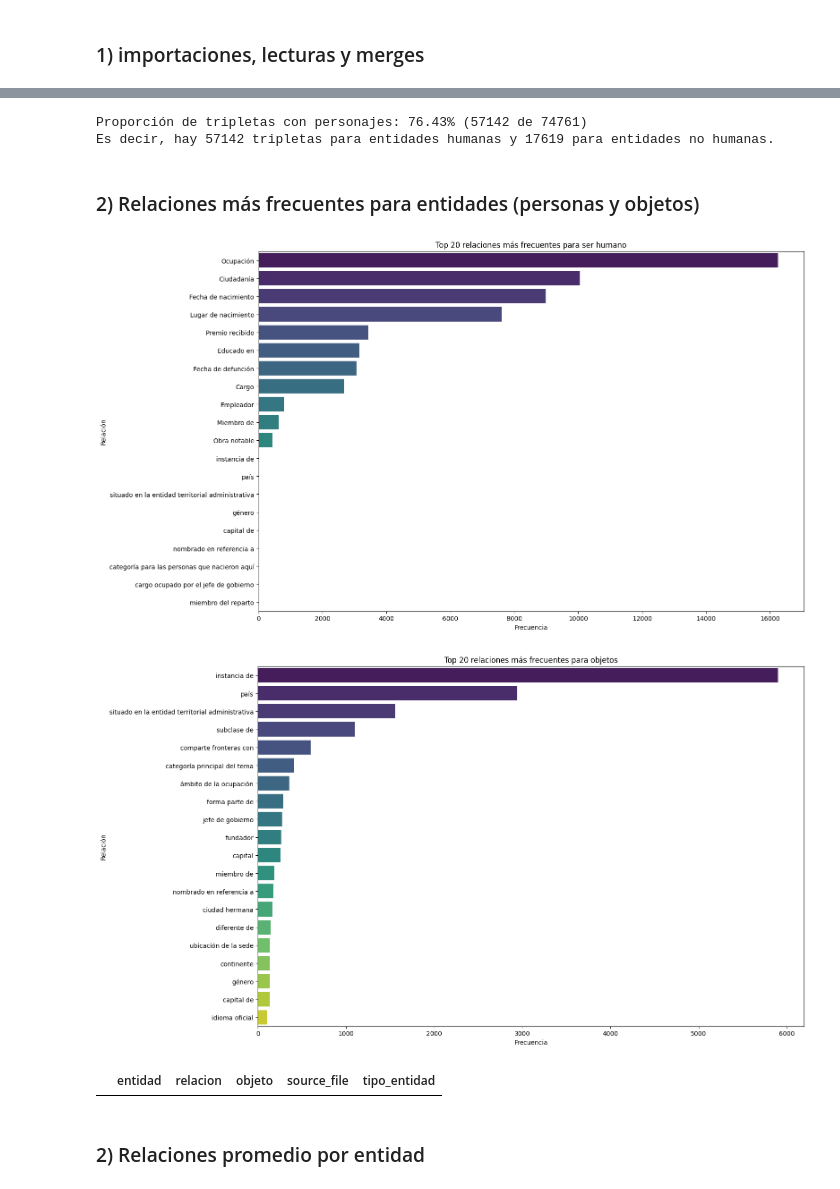
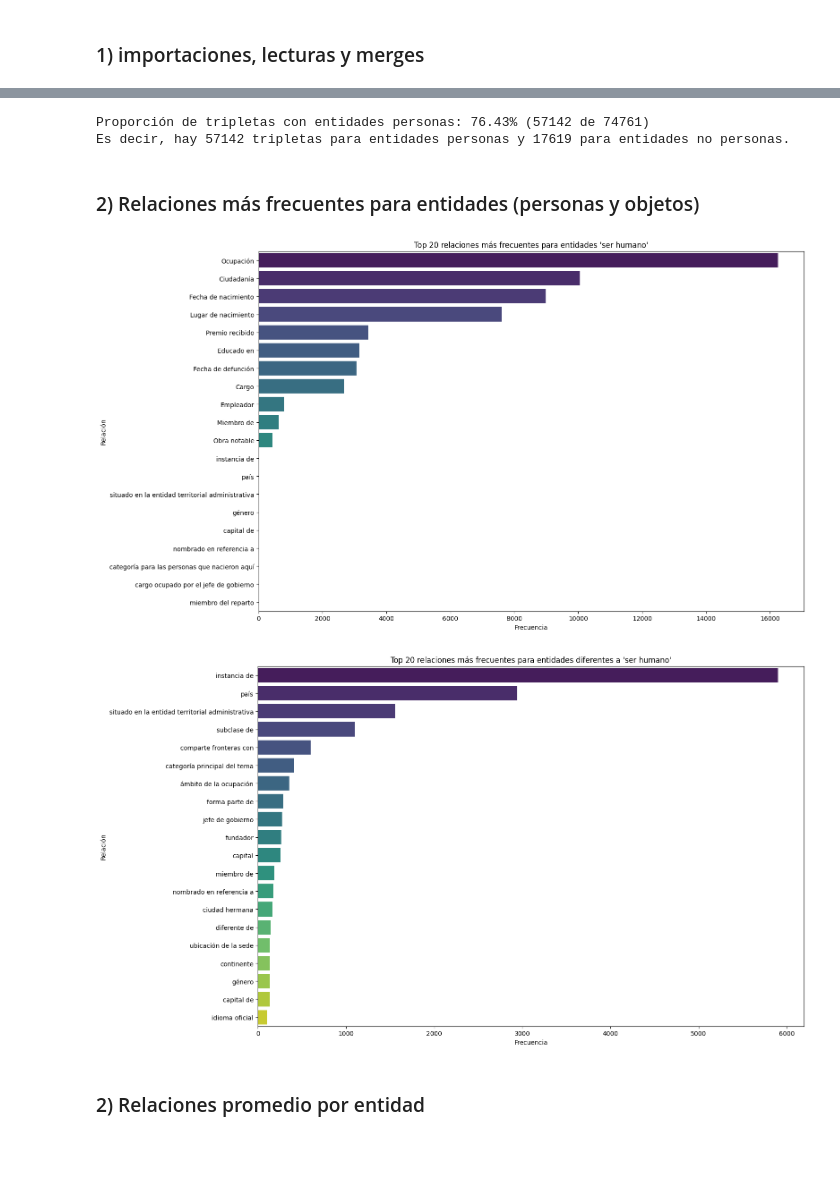
Before and after one commit to JuanHernandez-uc/Proyecto-IA-Gen, a Jupyter notebook: Analisis de datos/analisis_exploratorio.ipynb, the cells around one changed output, grey strips where cells are left out. Drawn from its saved outputs; the diff is of its cells as text; code cells hidden in the pictures; blank space fills up the shorter version.

```diff
--- a/Analisis de datos/analisis_exploratorio.ipynb
+++ b/Analisis de datos/analisis_exploratorio.ipynb
@@ -80,11 +80,11 @@ plt.show()
 humans = merged_df[merged_df['tipo_entidad'] == "ser humano".strip()]
 non_humans = merged_df[merged_df['tipo_entidad'] != "ser humano".strip()]
 prop = len(humans) / len(merged_df)
-print(f"Proporción de tripletas con personajes: {prop:.2%} ({len(humans)} de {len(merged_df)})")
-print(f'Es decir, hay {len(humans)} tripletas para entidades humanas y {len(non_humans)} para entidades no humanas.')
+print(f"Proporción de tripletas con entidades personas: {prop:.2%} ({len(humans)} de {len(merged_df)})")
+print(f'Es decir, hay {len(humans)} tripletas para entidades personas y {len(non_humans)} para entidades no personas.')
 # %% [output]
-Proporción de tripletas con personajes: 76.43% (57142 de 74761)
-Es decir, hay 57142 tripletas para entidades humanas y 17619 para entidades no humanas.
+Proporción de tripletas con entidades personas: 76.43% (57142 de 74761)
+Es decir, hay 57142 tripletas para entidades personas y 17619 para entidades no personas.
 # %% [markdown]
 ### 2) Relaciones más frecuentes para entidades (personas y objetos)
 # %%
@@ -106,20 +106,15 @@ def plot_relations(data, top_n=20, title_suffix='ser humano'):
 # %%
 human_relation_counts = merged_df[merged_df['tipo_entidad'] == "ser humano"]
 human_relation_counts = human_relation_counts['relacion'].value_counts().reset_index()
-plot_relations(human_relation_counts, title_suffix='ser humano')
+plot_relations(human_relation_counts, title_suffix="entidades 'ser humano'")
 # %% [output]
-[figure, old version]
+[figure, new version]
 # %%
-obj_relation_counts = merged_df[merged_df['tipo_entidad'] != "ser humano"]
-obj_relation_counts = obj_relation_counts['relacion'].value_counts().reset_index()
-plot_relations(obj_relation_counts, title_suffix='objetos')
+non_human_relation_counts = merged_df[merged_df['tipo_entidad'] != "ser humano"]
+non_human_relation_counts = non_human_relation_counts['relacion'].value_counts().reset_index()
+plot_relations(non_human_relation_counts, title_suffix="entidades diferentes a 'ser humano'")
 # %% [output]
-[figure, old version]
+[figure, new version]
-# %%
-a = merged_df[merged_df['tipo_entidad'] != "ser humano"]
-a[a['tipo_entidad'] == "página de desambiaguación de wikimedia"]
-# %% [output]
-|  | entidad | relacion | objeto | source_file | tipo_entidad |
 # %% [markdown]
 ### 2) Relaciones promedio por entidad
 # %%
```
Also changed, not shown: parts of 7 cells of this notebook.
